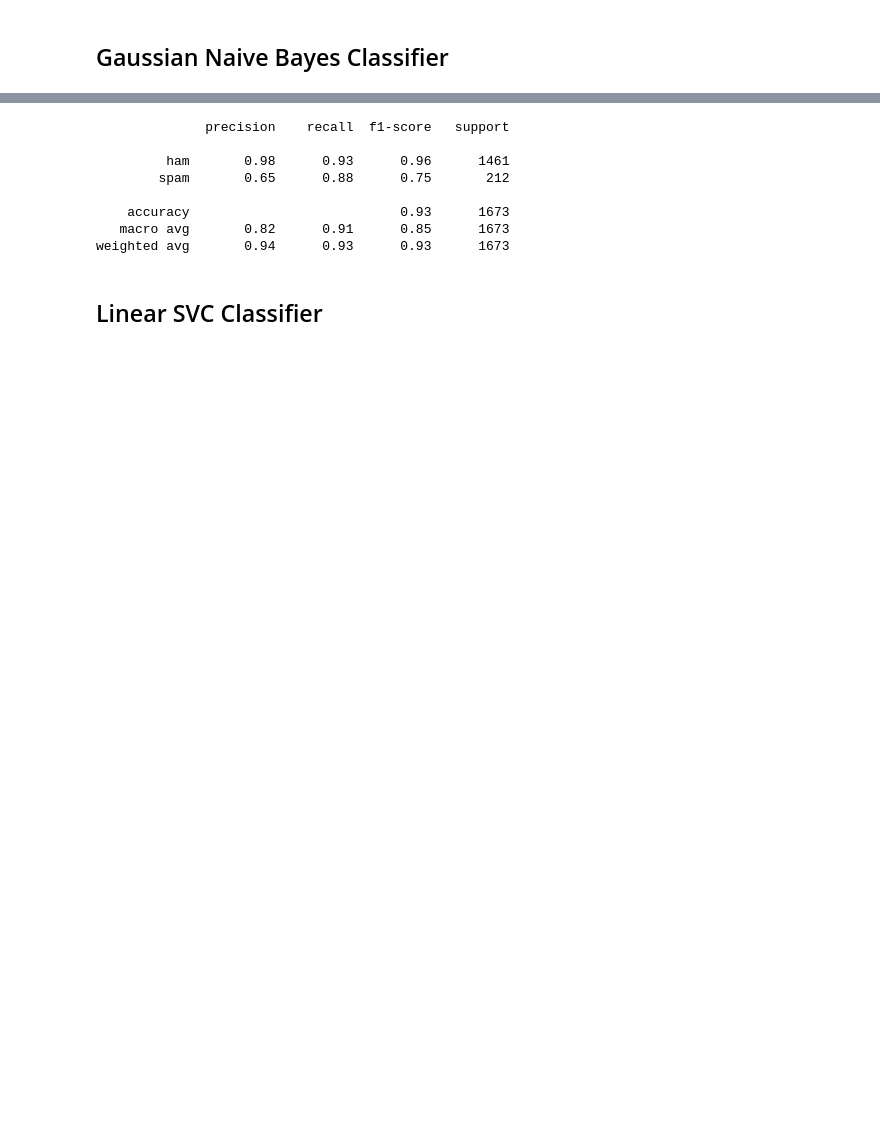
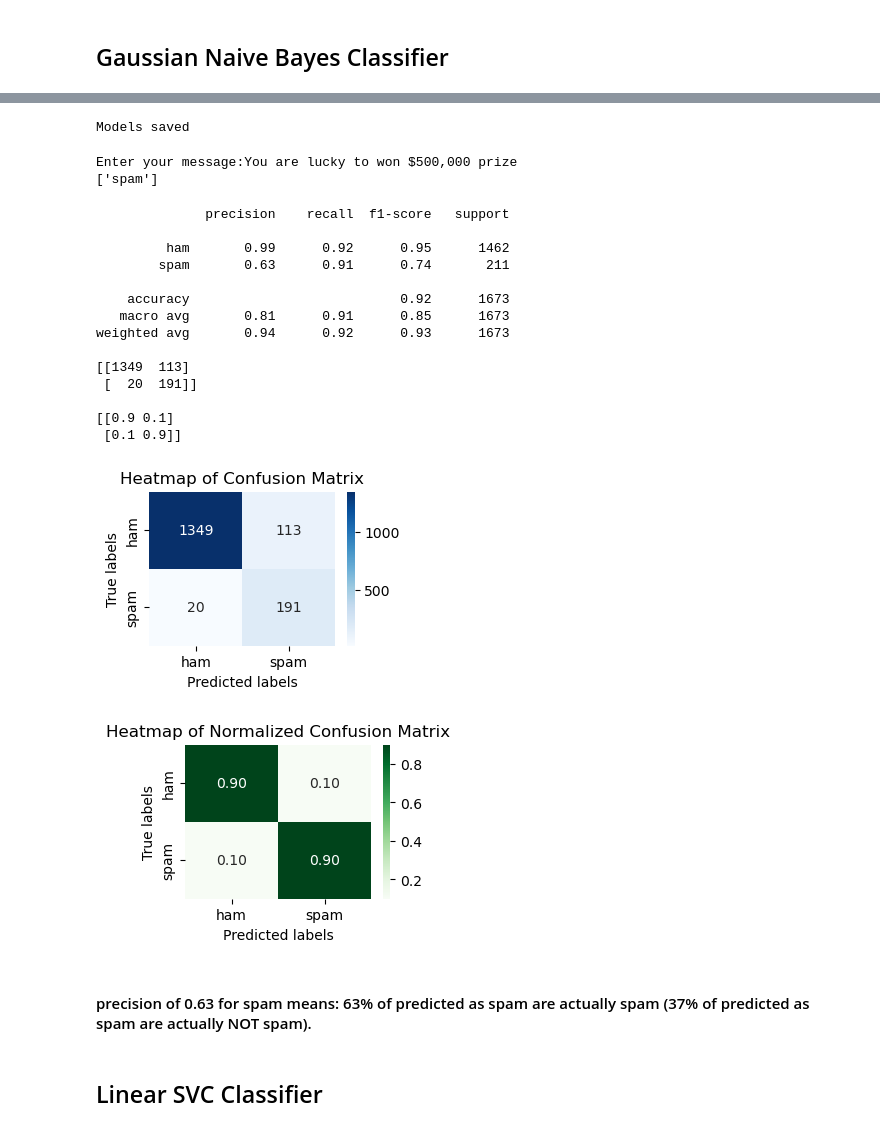
Before and after one commit to hennypurwadi/spam_classifier, a Jupyter notebook: spam_filter/DLBDSME01_Spam_Classifier.ipynb, the cells around one changed output, grey strips where cells are left out. Drawn from its saved outputs; the diff is of its cells as text; code cells hidden in the pictures; blank space fills up the shorter version.

```diff
--- a/spam_filter/DLBDSME01_Spam_Classifier.ipynb
+++ b/spam_filter/DLBDSME01_Spam_Classifier.ipynb
@@ -327,16 +459,40 @@ metrics.accuracy_score(y_test, y_pred)
-# %%
-#Classification report
-class_report = classification_report(y_test, y_pred)
-print(class_report)
-# %% [output]
-              precision    recall  f1-score   support
-
-         ham       0.98      0.93      0.96      1461
-        spam       0.65      0.88      0.75       212
-
-    accuracy                           0.93      1673
-   macro avg       0.82      0.91      0.85      1673
-weighted avg       0.94      0.93      0.93      1673
+# %%
+#SAVE MODEL
+train_models()
+# %% [output]
+Models saved
+# %%
+#LOAD MODEL
+vectorizer, model = load_models()
+user_input = input("Enter your message:")
+clean_input = clean_text(user_input)
+input_counts = vectorizer.transform([clean_input]).toarray()
+prediction = model.predict(input_counts)
+print(prediction)
+# %% [output]
+Enter your message:You are lucky to won $500,000 prize
+['spam']
+# %%
+performance_evaluation()
+# %% [output]
+              precision    recall  f1-score   support
+
+         ham       0.99      0.92      0.95      1462
+        spam       0.63      0.91      0.74       211
+
+    accuracy                           0.92      1673
+   macro avg       0.81      0.91      0.85      1673
+weighted avg       0.94      0.92      0.93      1673
+
+[[1349  113]
+ [  20  191]]
+
+[[0.9 0.1]
+ [0.1 0.9]]
+[figure, added]
+[figure, added]
+# %% [markdown]
+#### precision of 0.63 for spam means: 63% of predicted as spam are actually spam (37% of predicted as spam are actually NOT spam).
 # %% [markdown]
 ## Linear SVC Classifier
 # %%
```
Also changed, not shown: parts of 71 cells of this notebook.
